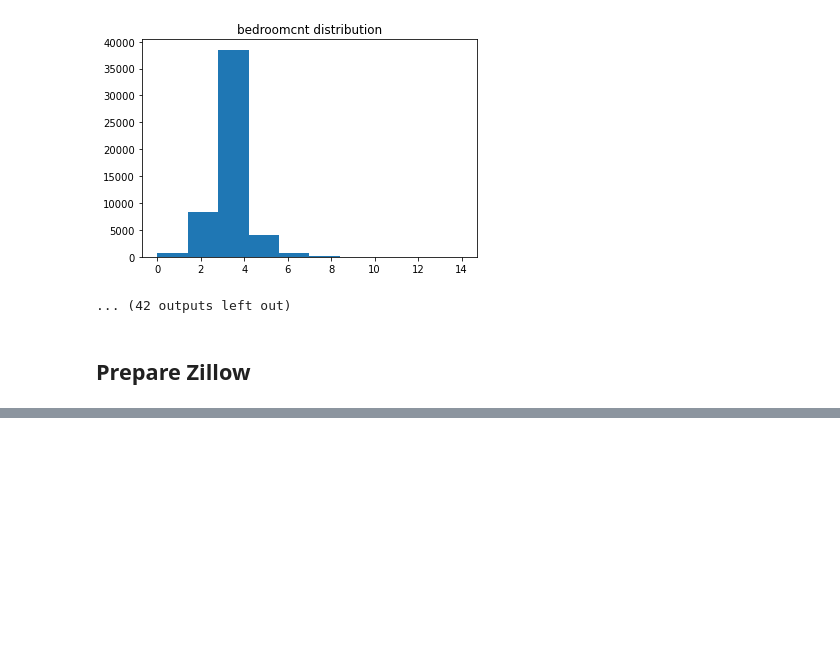
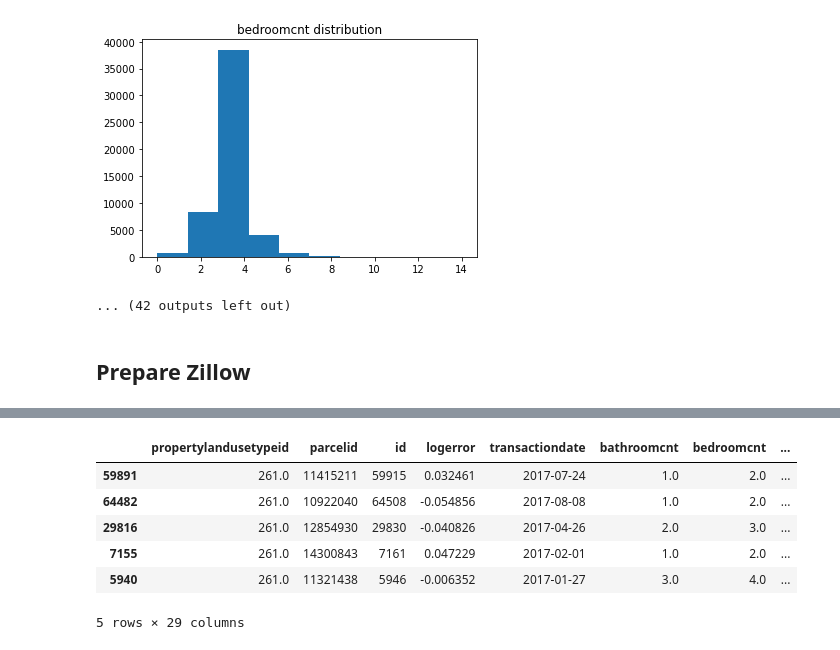
Before and after one commit to ForrestMccrosky/Zillow_Clustering_Project, a Jupyter notebook: Rough_Draft_Notebook.ipynb, the cells around one changed output, grey strips where cells are left out. Saved outputs shown, nothing was run; the diff lists cells and outputs as text; code cells hidden in the pictures; blank space fills up the shorter version.

```diff
--- a/Rough_Draft_Notebook.ipynb
+++ b/Rough_Draft_Notebook.ipynb
@@ -121,0 +264,10 @@ cont_hist(zillow_df)  ## <-- function that looks at the distributions of continu
+# %%
+validate.head()
+# %% [output]
+|  | propertylandusetypeid | parcelid | id | logerror | transactiondate | bathroomcnt | bedroomcnt | ... |
+| 59891 | 261.0 | 11415211 | 59915 | 0.032461 | 2017-07-24 | 1.0 | 2.0 | ... |
+| 64482 | 261.0 | 10922040 | 64508 | -0.054856 | 2017-08-08 | 1.0 | 2.0 | ... |
+| 29816 | 261.0 | 12854930 | 29830 | -0.040826 | 2017-04-26 | 2.0 | 3.0 | ... |
+| 7155 | 261.0 | 14300843 | 7161 | 0.047229 | 2017-02-01 | 1.0 | 2.0 | ... |
+| 5940 | 261.0 | 11321438 | 5946 | -0.006352 | 2017-01-27 | 3.0 | 4.0 | ... |
+5 rows × 29 columns
```
Also changed, not shown: parts of 13 cells of this notebook, 1 other file.
